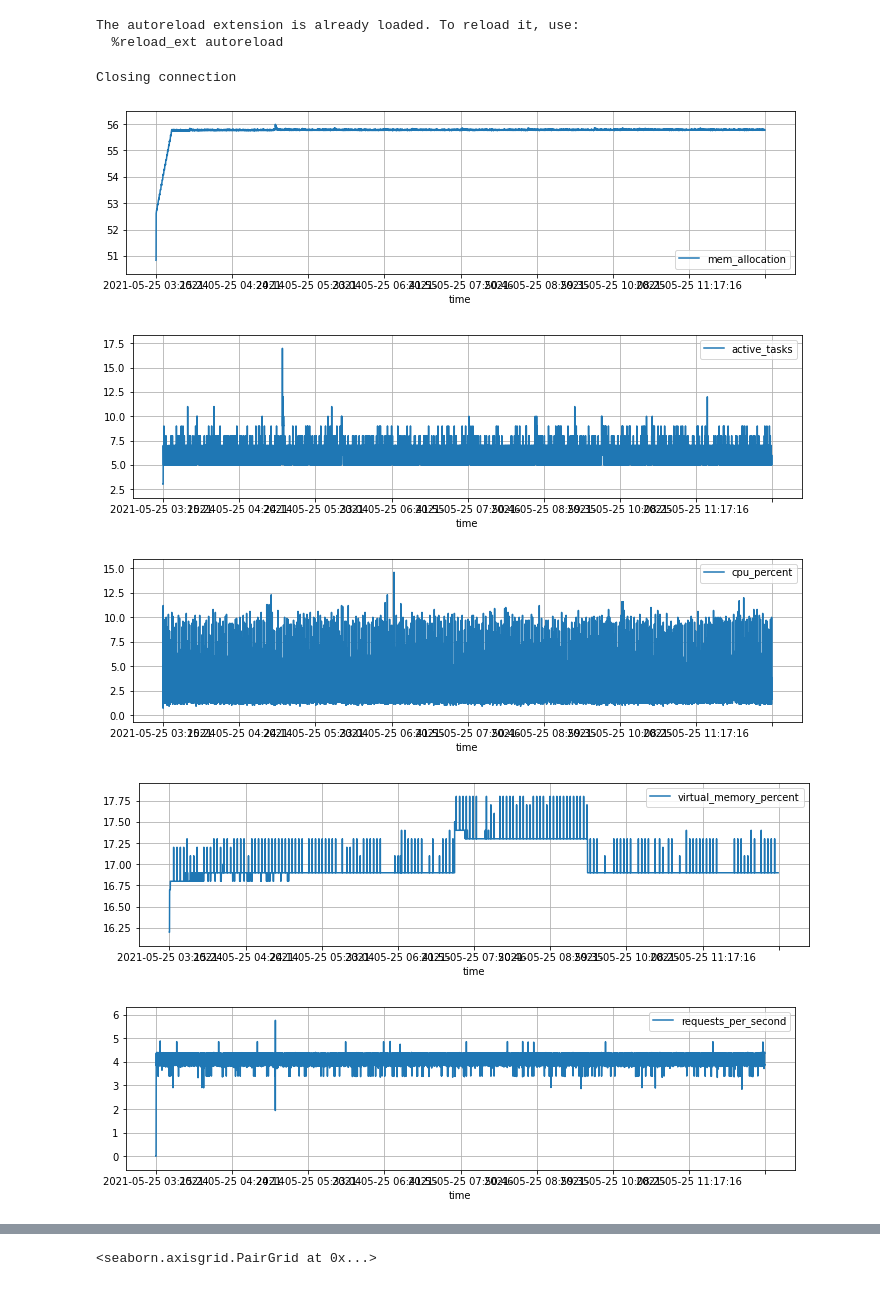
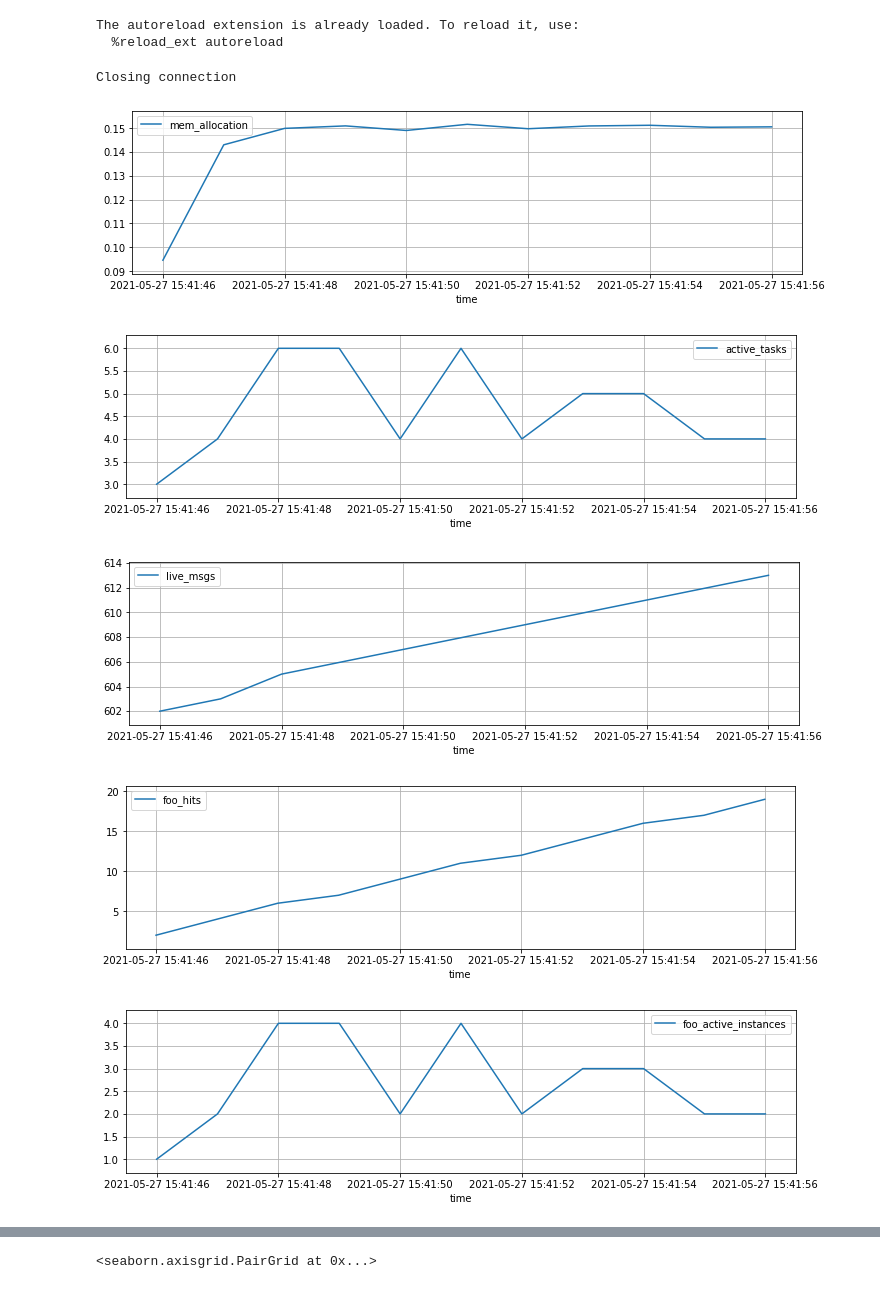
Before and after one commit to codingismycraft/mnemic, a Jupyter notebook: analytics/notebooks/Untitled.ipynb, the cells around one changed output, grey strips where cells are left out. Cells and saved outputs as stored; diff of their text form; code cells hidden in the pictures.

```diff
--- a/analytics/notebooks/Untitled.ipynb
+++ b/analytics/notebooks/Untitled.ipynb
@@ -45,32 +45,32 @@ def show_correlation_graph(data, title=None,
                 linewidths=linewidths, ax=ax, cmap=cmap)
 # %%
 
-data = await utils.get_latest_trace('finch-123')
+data = await utils.get_latest_trace('wow1')
 df = pd.read_csv(StringIO(data))
 
 margin_factor = 0.1
 
 for column_name in df.columns:
     if column_name == 'time':
         continue
     min_value = min(df[column_name])
     max_value = max(df[column_name])
     df.plot.line(x="time", y=column_name, rot=0, grid=True, figsize=(12,3))
 
     if max_value > min_value:
         height = max_value - min_value
         plt.ylim([min_value - height * margin_factor, max_value + height * margin_factor])
     elif max_value < min_value:
         max_value, min_value = min_value, max_value
         height = max_value - min_value
         plt.ylim([min_value - height * margin_factor, max_value + height * margin_factor])
     else:
         height = 0.2
         plt.ylim([min_value - height * margin_factor, max_value + height * margin_factor])
 # %% [output]
 Closing connection
-[figure, old version]
+[figure, new version]
-[figure, old version]
+[figure, new version]
-[figure, old version]
+[figure, new version]
-[figure, old version]
+[figure, new version]
-[figure, old version]
+[figure, new version]
```
Also changed, not shown: parts of 1 cell of this notebook, 3 other files.
